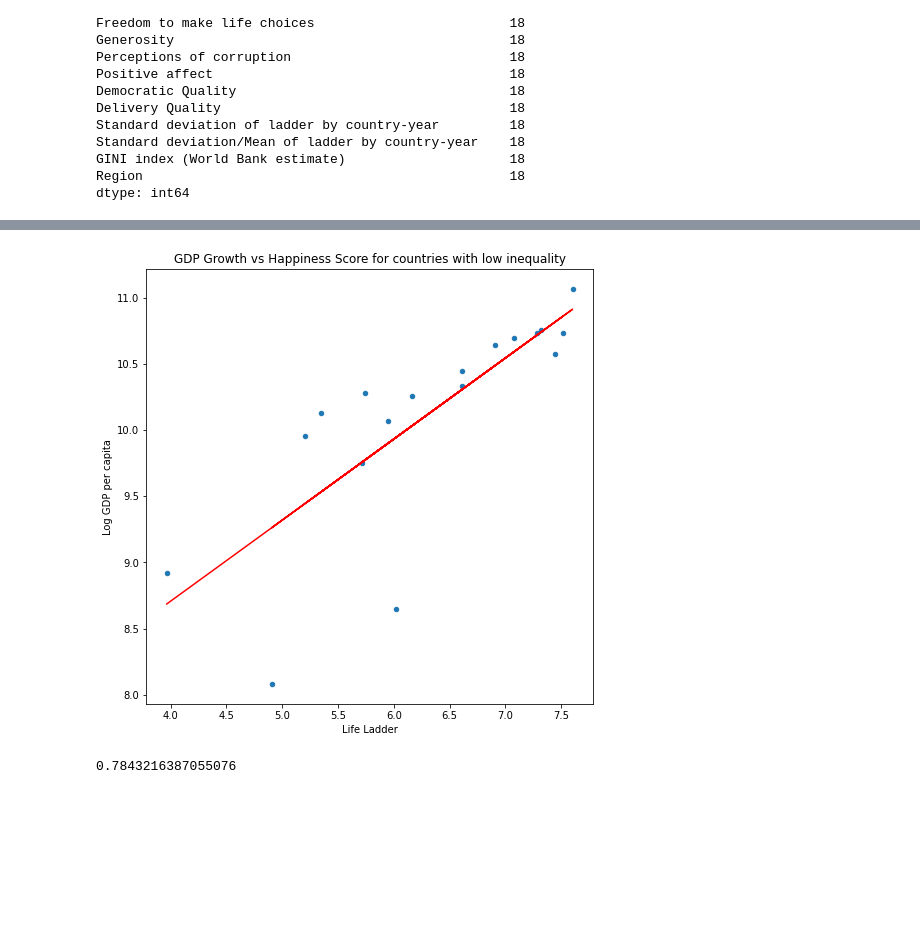
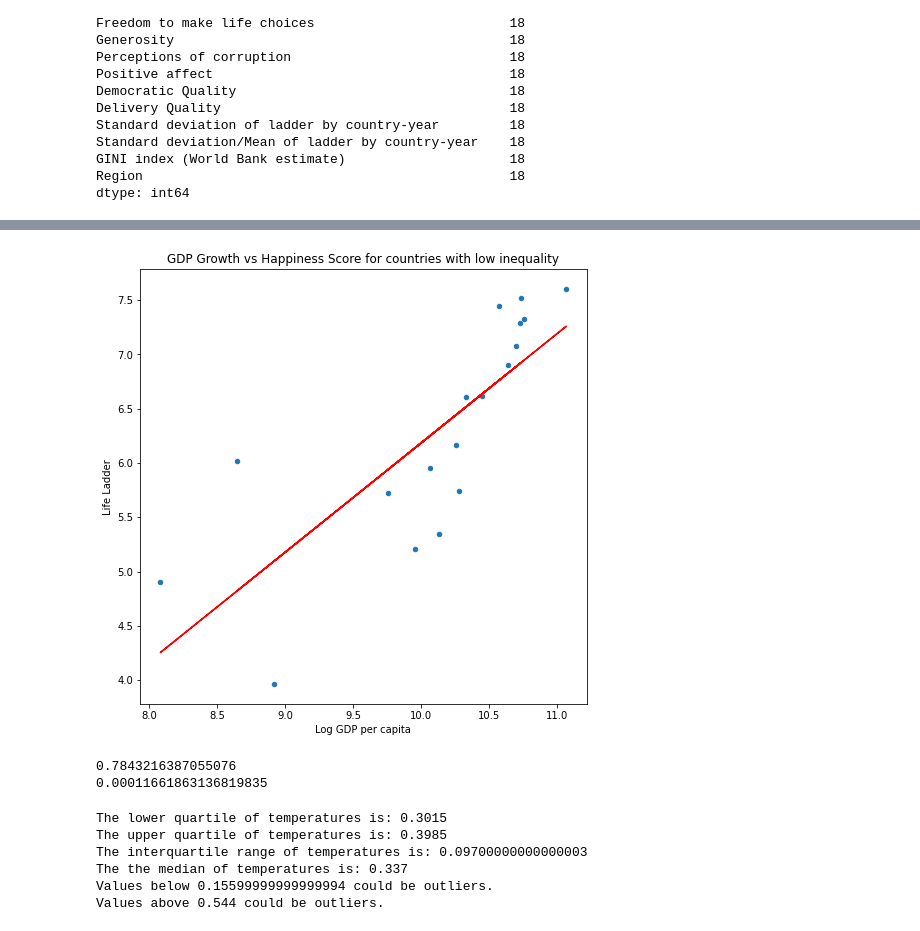
Before and after one commit to miheep8938/Veritas-Collective, a Jupyter notebook: JJ-Wrangle.ipynb, the cells around one changed output, grey strips where cells are left out. Cells and saved outputs as stored; diff of their text form; code cells hidden in the pictures; blank space fills up the shorter version.

```diff
--- a/JJ-Wrangle.ipynb
+++ b/JJ-Wrangle.ipynb
@@ -521,25 +537,56 @@ print(rvalue)
 # %%
 # Scatter plot for GDP vs. Happiness
 
 #use pandas to plot a scatter plot
-equal.plot(kind="scatter", x="Life Ladder", y="Log GDP per capita", grid=False, figsize=(8,8),
+equal.plot(kind="scatter", x="Log GDP per capita", y="Life Ladder", grid=False, figsize=(8,8),
               title="GDP Growth vs Happiness Score for countries with low inequality")
 
 #Calculate the correlation coefficient
 happiness = equal.iloc[:, 2]
 gdp = equal.iloc[:, 3]
-correlation = st.pearsonr(happiness, gdp)
+correlation = st.pearsonr(gdp, happiness)
 
 #Calculate  the linear regression, r squared
-slope, intercept, rvalue, pvalue, stderr = st.linregress(happiness, gdp)
-regress_values = happiness * slope + intercept
+slope, intercept, rvalue, pvalue, stderr = st.linregress(gdp, happiness)
+regress_values = gdp * slope + intercept
 
-plt.plot(happiness,regress_values,"r-")
+plt.plot(gdp,regress_values,"r-")
 
 # Saves an image of our chart so that we can view it in a folder
 #plt.savefig("../Images/temp_lat.png")
 plt.show()
 print(rvalue)
+print(pvalue)
 # %% [output]
-[figure, old version]
+[figure, new version]
 0.7843216387055076
+0.00011661863136819835
+# %%
+#Move gini index into a list
+gini_values = gini_index_2010["GINI index (World Bank estimate)"]
+
+#sort gini index
+gini_values.sort_values()
+
+# If the data is in a dataframe, we use pandas to give quartile calculations
+quartiles = gini_values.quantile([.25,.5,.75])
+lowerq = quartiles[0.25]
+upperq = quartiles[0.75]
+iqr = upperq-lowerq
+
+print(f"The lower quartile of temperatures is: {lowerq}")
+print(f"The upper quartile of temperatures is: {upperq}")
+print(f"The interquartile range of temperatures is: {iqr}")
+print(f"The the median of temperatures is: {quartiles[0.5]} ")
+
+lower_bound = lowerq - (1.5*iqr)
+upper_bound = upperq + (1.5*iqr)
+print(f"Values below {lower_bound} could be outliers.")
+print(f"Values above {upper_bound} could be outliers.")
+# %% [output]
+The lower quartile of temperatures is: 0.3015
+The upper quartile of temperatures is: 0.3985
+The interquartile range of temperatures is: 0.09700000000000003
+The the median of temperatures is: 0.337
+Values below 0.15599999999999994 could be outliers.
+Values above 0.544 could be outliers.
```
Also changed, not shown: parts of 9 cells of this notebook, 1 other file.
